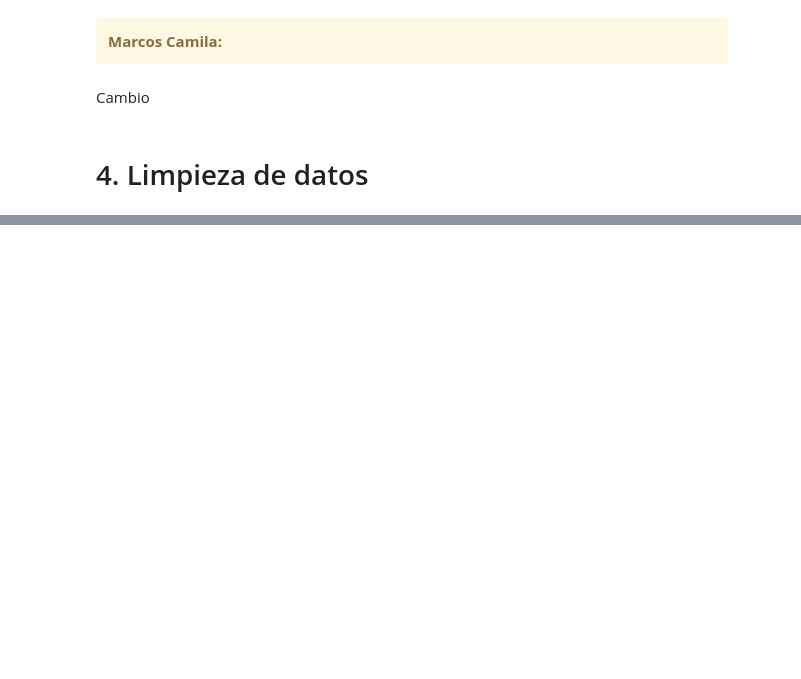
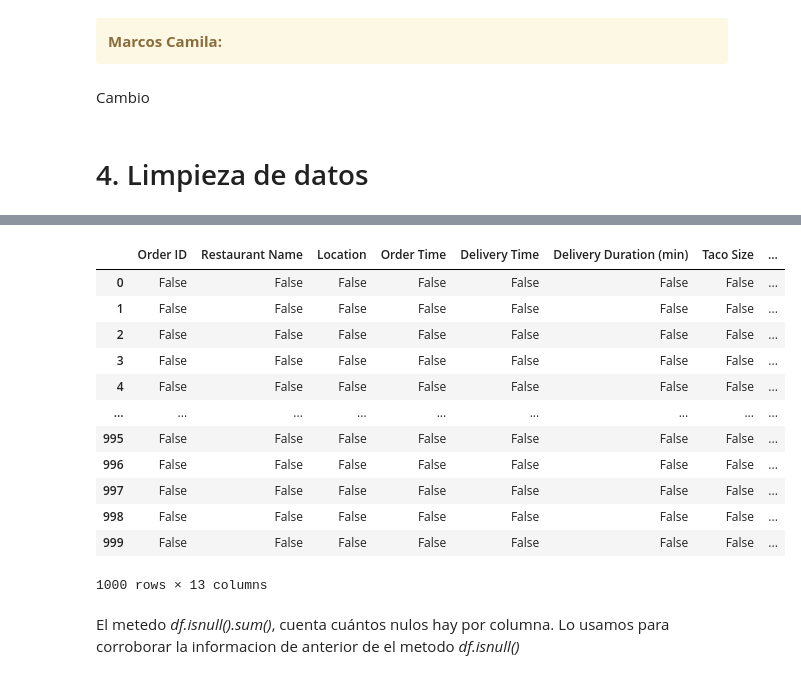
Before and after one commit to buitrekommando/mineriaAIEP_02, a Jupyter notebook: notebooks/0_consolidado.ipynb, the cells around one changed output, grey strips where cells are left out. Saved outputs shown, nothing was run; the diff lists cells and outputs as text; code cells hidden in the pictures; blank space fills up the shorter version.

```diff
--- a/notebooks/0_consolidado.ipynb
+++ b/notebooks/0_consolidado.ipynb
@@ -417,0 +424,19 @@ Cambio
+# %%
+df.isnull()
+# %% [output]
+|  | Order ID | Restaurant Name | Location | Order Time | Delivery Time | Delivery Duration (min) | Taco Size | ... |
+| 0 | False | False | False | False | False | False | False | ... |
+| 1 | False | False | False | False | False | False | False | ... |
+| 2 | False | False | False | False | False | False | False | ... |
+| 3 | False | False | False | False | False | False | False | ... |
+| 4 | False | False | False | False | False | False | False | ... |
+| ... | ... | ... | ... | ... | ... | ... | ... | ... |
+| 995 | False | False | False | False | False | False | False | ... |
+| 996 | False | False | False | False | False | False | False | ... |
+| 997 | False | False | False | False | False | False | False | ... |
+| 998 | False | False | False | False | False | False | False | ... |
+| 999 | False | False | False | False | False | False | False | ... |
+1000 rows × 13 columns
+# %% [markdown]
+El metedo *df.isnull().sum()*, cuenta cuántos nulos hay por columna.
+Lo usamos para corroborar la informacion de anterior de el metodo *df.isnull()*
```
Also changed, not shown: parts of 24 cells of this notebook, 1 other file.
